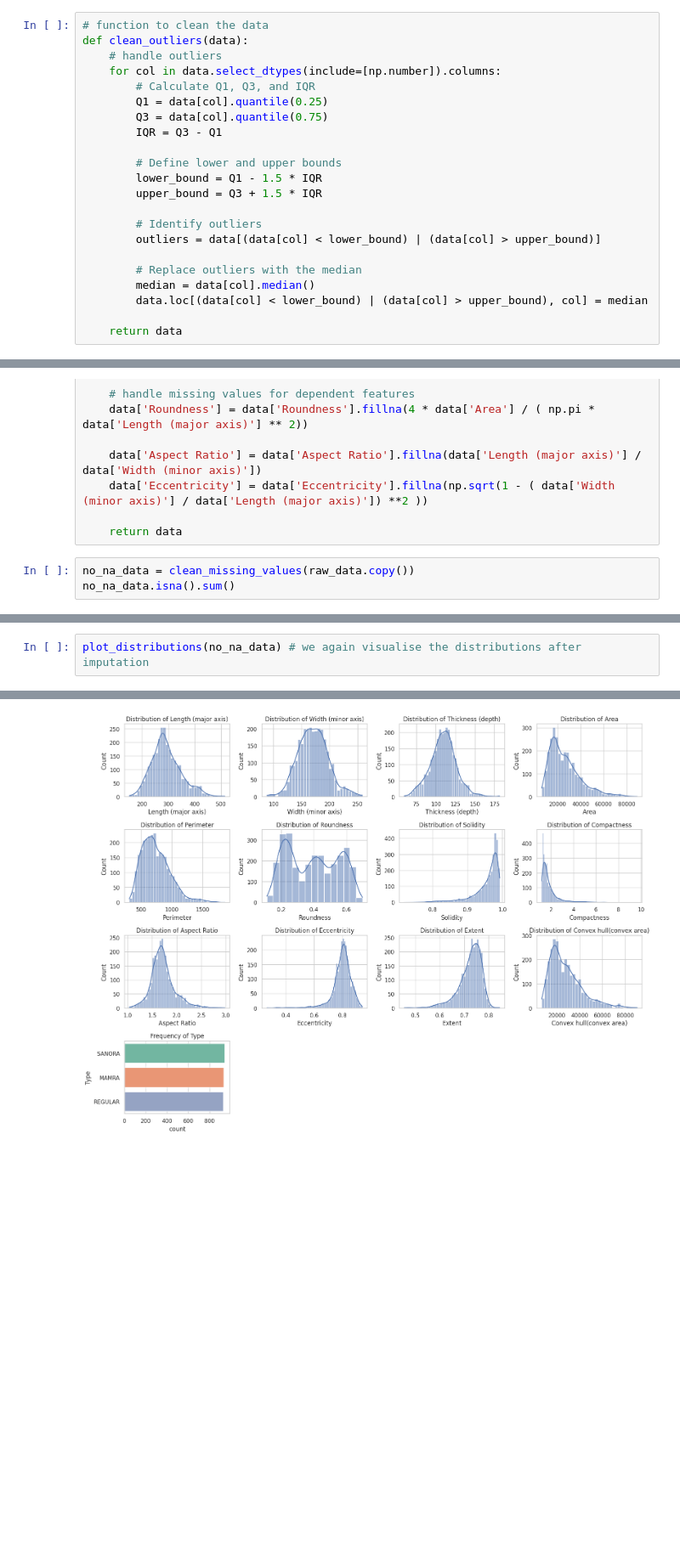
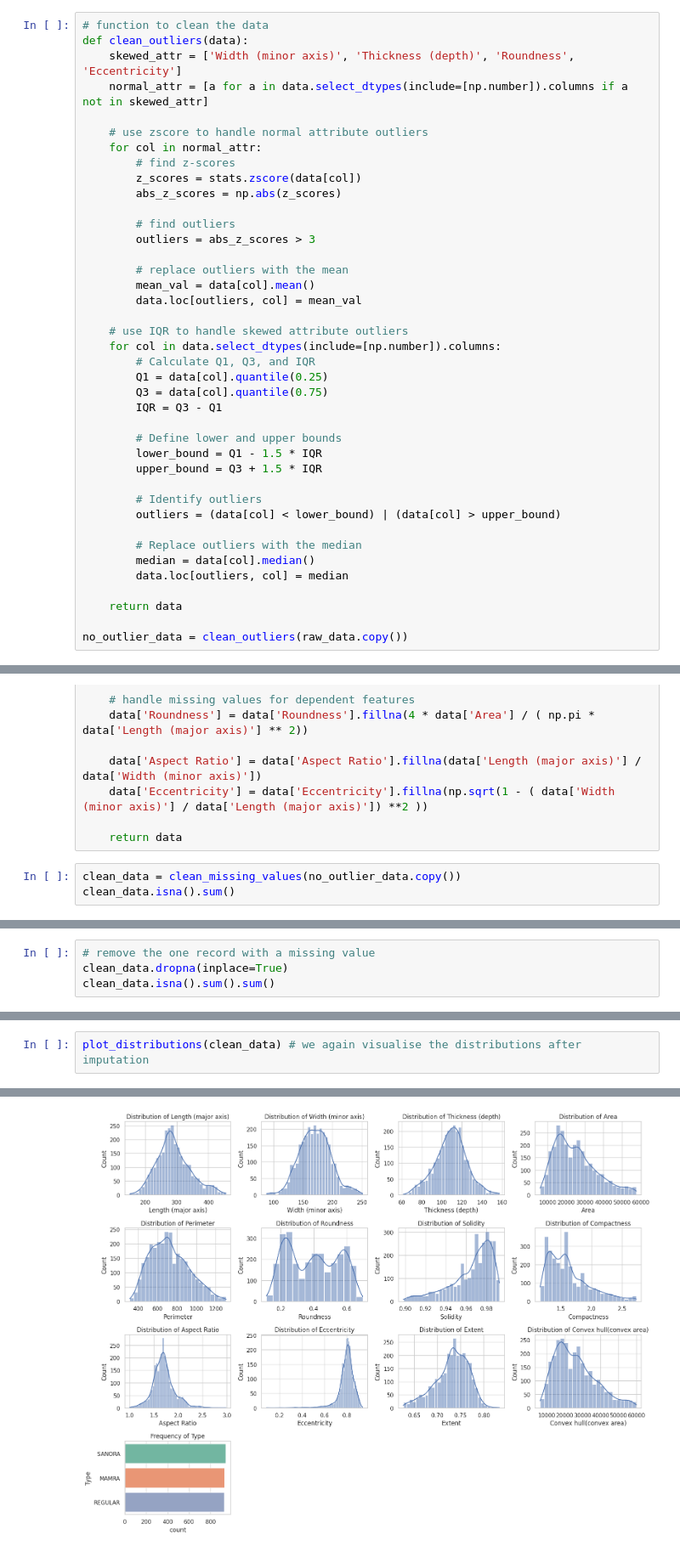
Before and after one commit to JsteReubsSoftware/COS711-Assignment-2, a Jupyter notebook: u21457060_cos711_a2.ipynb, the cells around one changed output, grey strips where cells are left out. Shown: that part at 85% size. Cells and saved outputs as stored; diff of their text form; blank space fills up the shorter version.

Commit message:
Data is cleaned

```diff
--- a/u21457060_cos711_a2.ipynb
+++ b/u21457060_cos711_a2.ipynb
@@ -235,7 +184,23 @@ We note that
 # %%
 # function to clean the data
 def clean_outliers(data):
-    # handle outliers
+    skewed_attr = ['Width (minor axis)', 'Thickness (depth)', 'Roundness', 'Eccentricity']
+    normal_attr = [a for a in data.select_dtypes(include=[np.number]).columns if a not in skewed_attr]
+
+    # use zscore to handle normal attribute outliers
+    for col in normal_attr:
+        # find z-scores
+        z_scores = stats.zscore(data[col])
+        abs_z_scores = np.abs(z_scores)
+
+        # find outliers
+        outliers = abs_z_scores > 3
+
+        # replace outliers with the mean
+        mean_val = data[col].mean()
+        data.loc[outliers, col] = mean_val
+
+    # use IQR to handle skewed attribute outliers
     for col in data.select_dtypes(include=[np.number]).columns:
         # Calculate Q1, Q3, and IQR
         Q1 = data[col].quantile(0.25)
@@ -247,11 +212,13 @@ def clean_outliers(data):
         upper_bound = Q3 + 1.5 * IQR
 
         # Identify outliers
-        outliers = data[(data[col] < lower_bound) | (data[col] > upper_bound)]
+        outliers = (data[col] < lower_bound) | (data[col] > upper_bound)
 
         # Replace outliers with the median
         median = data[col].median()
-        data.loc[(data[col] < lower_bound) | (data[col] > upper_bound), col] = median
+        data.loc[outliers, col] = median
 
     return data
+
+no_outlier_data = clean_outliers(raw_data.copy())
 # %%
@@ -292,8 +259,8 @@ def clean_missing_values(data):
 
     return data
 # %%
-no_na_data = clean_missing_values(raw_data.copy())
-no_na_data.isna().sum()
+clean_data = clean_missing_values(no_outlier_data.copy())
+clean_data.isna().sum()
 # %% [output]
 |  | 0 |
 | Length (major axis) | 0 |
@@ -310,3 +277,7 @@ no_na_data.isna().sum()
 | Convex hull(convex area) | 0 |
 | Type | 0 |
 dtype: int64
+# %%
+# remove the one record with a missing value
+clean_data.dropna(inplace=True)
+clean_data.isna().sum().sum()
@@ -313,7 +288,7 @@ dtype: int64
 # %%
-plot_distributions(no_na_data) # we again visualise the distributions after imputation
+plot_distributions(clean_data) # we again visualise the distributions after imputation
 # %% [output]
 Passing `palette` without assigning `hue` is deprecated and will be removed in v0.14.0. Assign the `y` variable to `hue` and set `legend=False` for the same effect.
 
   sns.countplot(y=data[column], palette='Set2', order=data[column].value_counts().index)
-[figure, old version]
+[figure, new version]
```
Also changed, not shown: parts of 11 cells of this notebook.
